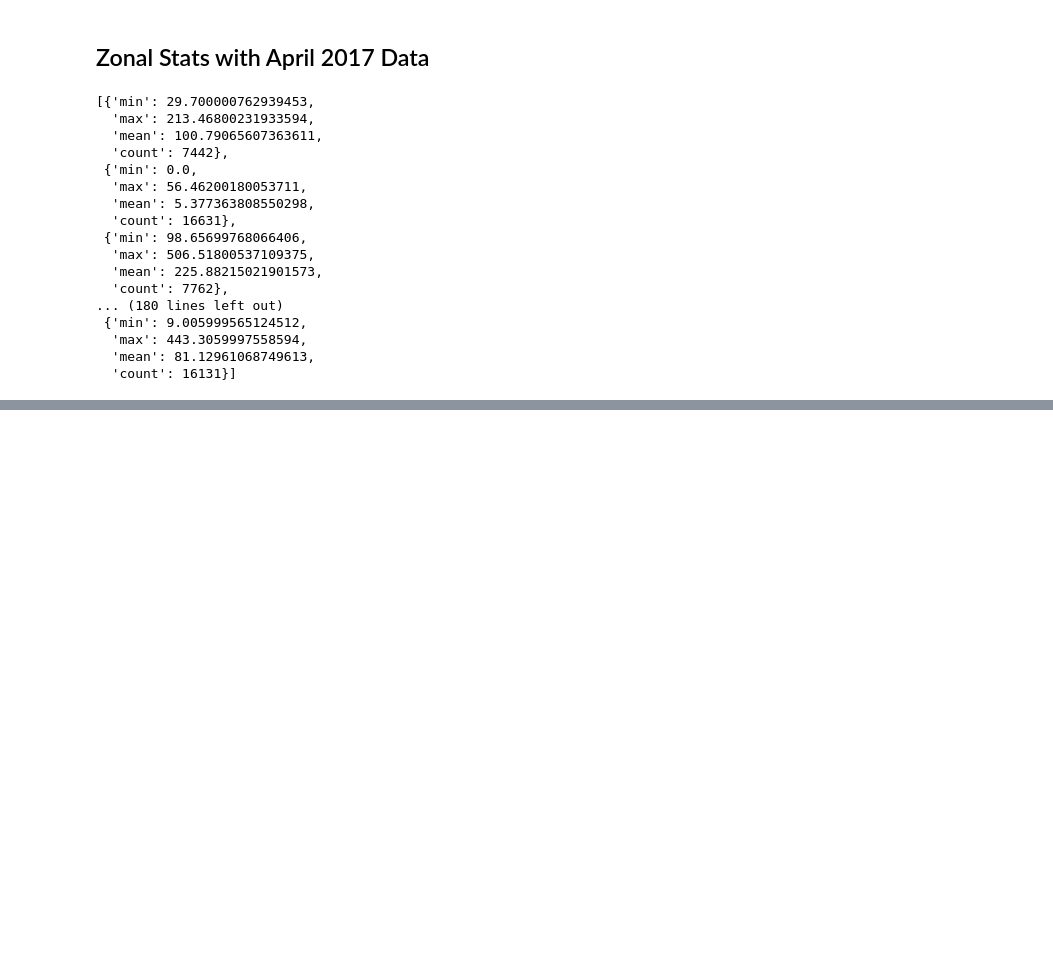
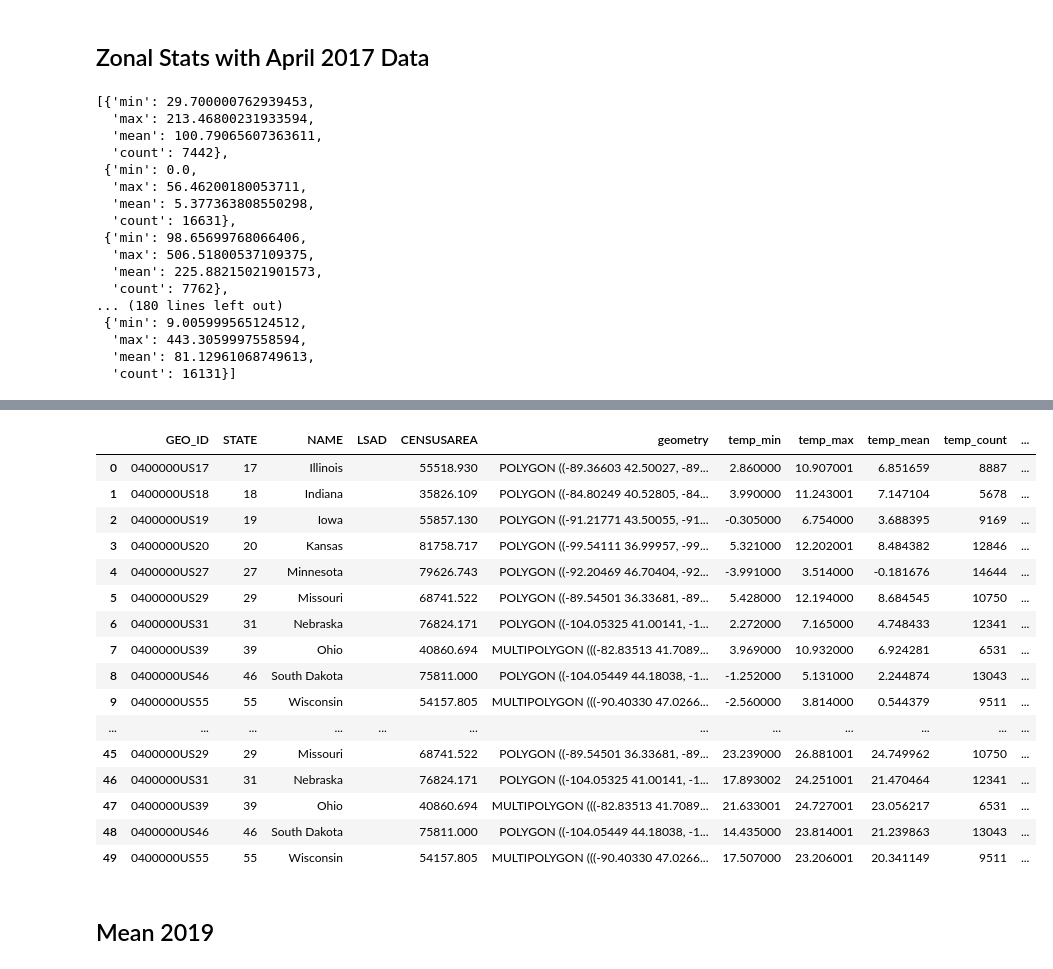
Before and after one commit to shujiew2/ACE592Project, a Jupyter notebook: PRISM Data.ipynb, the cells around one changed output, grey strips where cells are left out. Saved outputs shown, nothing was run; the diff lists cells and outputs as text; code cells hidden in the pictures; blank space fills up the shorter version.

```diff
--- a/PRISM Data.ipynb
+++ b/PRISM Data.ipynb
@@ -363,0 +516,60 @@ country_June_2017
+# %%
+zonal_stats0418=zonal_stats(country, '/Users/noahgonzales/Desktop/2018 Temp/April/PRISM_tmean_stable_4kmM3_201804_bil.bil')
+zonal_stats0418 = pd.DataFrame(zonal_stats0418)
+zonal_stats0418.columns = ["temp_"+x for x in zonal_stats0418.columns]
+zonal_stats0418.index = country.index
+zonal_stats0418 = pd.concat([country,zonal_stats0418],axis=1)
+
+zonal_stats0518=zonal_stats(country, '/Users/noahgonzales/Desktop/2018 Temp/May/PRISM_tmean_stable_4kmM3_201805_bil.bil')
+zonal_stats0518 = pd.DataFrame(zonal_stats0518)
+zonal_stats0518.columns = ["temp_"+x for x in zonal_stats0518.columns]
+zonal_stats0518.index = country.index
+zonal_stats0518 = pd.concat([country,zonal_stats0518],axis=1)
+
+zonal_stats0618=zonal_stats(country, '/Users/noahgonzales/Desktop/2018 Temp/June/PRISM_tmean_stable_4kmM3_201806_bil.bil')
+zonal_stats0618 = pd.DataFrame(zonal_stats0618)
+zonal_stats0618.columns = ["temp_"+x for x in zonal_stats0618.columns]
+zonal_stats0618.index = country.index
+zonal_stats0618 = pd.concat([country,zonal_stats0618],axis=1)
+
+zonal_stats0718=zonal_stats(country, '/Users/noahgonzales/Desktop/2018 Temp/July/PRISM_tmean_stable_4kmM3_201807_bil.bil')
+zonal_stats0718 = pd.DataFrame(zonal_stats0718)
+zonal_stats0718.columns = ["temp_"+x for x in zonal_stats0718.columns]
+zonal_stats0718.index = country.index
+zonal_stats0718 = pd.concat([country,zonal_stats0718],axis=1)
+
+zonal_stats0818=zonal_stats(country, '/Users/noahgonzales/Desktop/2018 Temp/August/PRISM_tmean_stable_4kmM3_201808_bil.bil')
+zonal_stats0818 = pd.DataFrame(zonal_stats0818)
+zonal_stats0818.columns = ["temp_"+x for x in zonal_stats0818.columns]
+zonal_stats0818.index = country.index
+zonal_stats0818 = pd.concat([country,zonal_stats0818],axis=1)
+# %%
+zonal_stats0418['month']=4
+zonal_stats0518['month']=5
+zonal_stats0618['month']=6
+zonal_stats0718['month']=7
+zonal_stats0818['month']=8
+# %%
+zonal_stats18=copy.deepcopy(zonal_stats0418)
+zonal_stats18=zonal_stats18.append([zonal_stats0518,zonal_stats0618,zonal_stats0718,zonal_stats0818],ignore_index=True)
+zonal_stats18
+# %% [output]
+|  | GEO_ID | STATE | NAME | LSAD | CENSUSAREA | geometry | temp_min | temp_max | temp_mean | temp_count | ... |
+| 0 | 0400000US17 | 17 | Illinois |  | 55518.930 | POLYGON ((-89.36603 42.50027, -89... | 2.860000 | 10.907001 | 6.851659 | 8887 | ... |
+| 1 | 0400000US18 | 18 | Indiana |  | 35826.109 | POLYGON ((-84.80249 40.52805, -84... | 3.990000 | 11.243001 | 7.147104 | 5678 | ... |
+| 2 | 0400000US19 | 19 | Iowa |  | 55857.130 | POLYGON ((-91.21771 43.50055, -91... | -0.305000 | 6.754000 | 3.688395 | 9169 | ... |
+| 3 | 0400000US20 | 20 | Kansas |  | 81758.717 | POLYGON ((-99.54111 36.99957, -99... | 5.321000 | 12.202001 | 8.484382 | 12846 | ... |
+| 4 | 0400000US27 | 27 | Minnesota |  | 79626.743 | POLYGON ((-92.20469 46.70404, -92... | -3.991000 | 3.514000 | -0.181676 | 14644 | ... |
+| 5 | 0400000US29 | 29 | Missouri |  | 68741.522 | POLYGON ((-89.54501 36.33681, -89... | 5.428000 | 12.194000 | 8.684545 | 10750 | ... |
+| 6 | 0400000US31 | 31 | Nebraska |  | 76824.171 | POLYGON ((-104.05325 41.00141, -1... | 2.272000 | 7.165000 | 4.748433 | 12341 | ... |
+| 7 | 0400000US39 | 39 | Ohio |  | 40860.694 | MULTIPOLYGON (((-82.83513 41.7089... | 3.969000 | 10.932000 | 6.924281 | 6531 | ... |
+| 8 | 0400000US46 | 46 | South Dakota |  | 75811.000 | POLYGON ((-104.05449 44.18038, -1... | -1.252000 | 5.131000 | 2.244874 | 13043 | ... |
+| 9 | 0400000US55 | 55 | Wisconsin |  | 54157.805 | MULTIPOLYGON (((-90.40330 47.0266... | -2.560000 | 3.814000 | 0.544379 | 9511 | ... |
+| ... | ... | ... | ... | ... | ... | ... | ... | ... | ... | ... | ... |
+| 45 | 0400000US29 | 29 | Missouri |  | 68741.522 | POLYGON ((-89.54501 36.33681, -89... | 23.239000 | 26.881001 | 24.749962 | 10750 | ... |
+| 46 | 0400000US31 | 31 | Nebraska |  | 76824.171 | POLYGON ((-104.05325 41.00141, -1... | 17.893002 | 24.251001 | 21.470464 | 12341 | ... |
+| 47 | 0400000US39 | 39 | Ohio |  | 40860.694 | MULTIPOLYGON (((-82.83513 41.7089... | 21.633001 | 24.727001 | 23.056217 | 6531 | ... |
+| 48 | 0400000US46 | 46 | South Dakota |  | 75811.000 | POLYGON ((-104.05449 44.18038, -1... | 14.435000 | 23.814001 | 21.239863 | 13043 | ... |
+| 49 | 0400000US55 | 55 | Wisconsin |  | 54157.805 | MULTIPOLYGON (((-90.40330 47.0266... | 17.507000 | 23.206001 | 20.341149 | 9511 | ... |
+# %% [markdown]
+## Mean 2019
```
Also changed, not shown: parts of 24 cells of this notebook, 4 other files.
